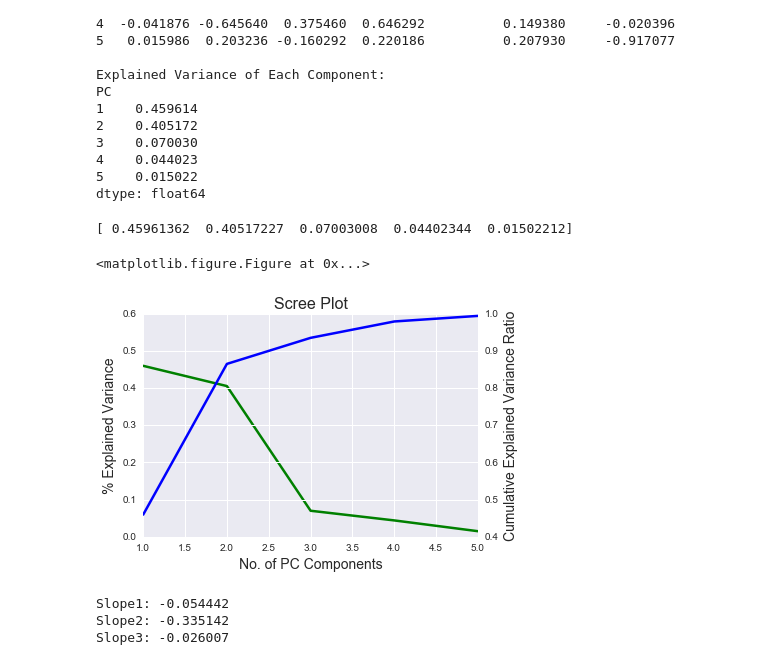
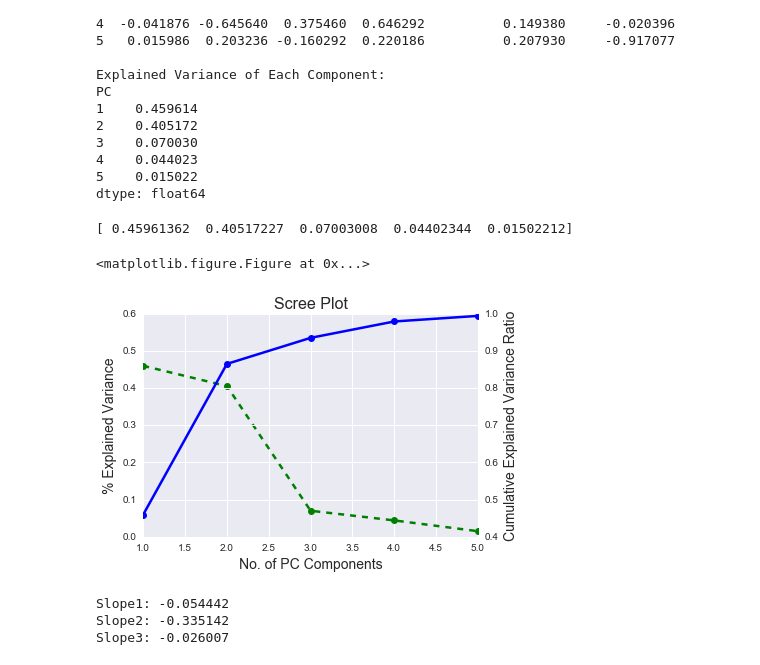
Before and after one commit to Tsmith5151/Customer-Segments, a Jupyter notebook: customer_segments.ipynb, the cells around one changed output. Saved outputs shown, nothing was run; the diff lists cells and outputs as text; code cells hidden in the pictures.

```diff
--- a/customer_segments.ipynb
+++ b/customer_segments.ipynb
@@ -227,34 +234,35 @@ dtype: float64
 # %%
 #Scree Plot:
 x = np.arange(1,6)
 y1 = ex_var
 print y1
 y2 = np.cumsum(ex_var)
 
 pl.figure(figsize=(16,18))
 fig, ax1 = pl.subplots(1,1)
 ax2 = ax1.twinx()
 
 #Generate Curves
-ax1.plot(x,y1,color = 'green',linewidth=2.5)
-ax2.plot(x,y2,color = 'blue',linewidth=2.5)
+ax1.plot(x,y1,color = 'green',linewidth=2.5, linestyle='--',marker='o')
+ax2.plot(x,y2,color = 'blue',linewidth=2.5,marker='o')
 
 #Set Axes Labels:
 ax1.set_xlabel("No. of PC Components", fontsize = 14)
-ax2.set_ylabel("Cumulative Explained Variance Ratio", fontsize =14)
+ax2.set_ylabel("Cumulative Explained Variance Ratio",fontsize =14)
 ax1.set_ylabel("% Explained Variance", fontsize =14)
 
 #Set Limits:
 ax2.set_ylim(0.4,1,.2)
 ax1.set_ylim(0,.6,.2)
 ax1.set_xlim(1,5)
 
 pl.title("Scree Plot", fontsize = 16)
+pl.legend()
 pl.show()
 # %% [output]
 [ 0.45961362  0.40517227  0.07003008  0.04402344  0.01502212]
 <matplotlib.figure.Figure at 0x...>
-[figure, old version]
+[figure, new version]
 # %%
 pl.figure(figsize=(10,6))
 pl.bar(range(1,6), ex_var, alpha = .8, align='center',
```
Also changed, not shown: parts of 30 cells of this notebook.
